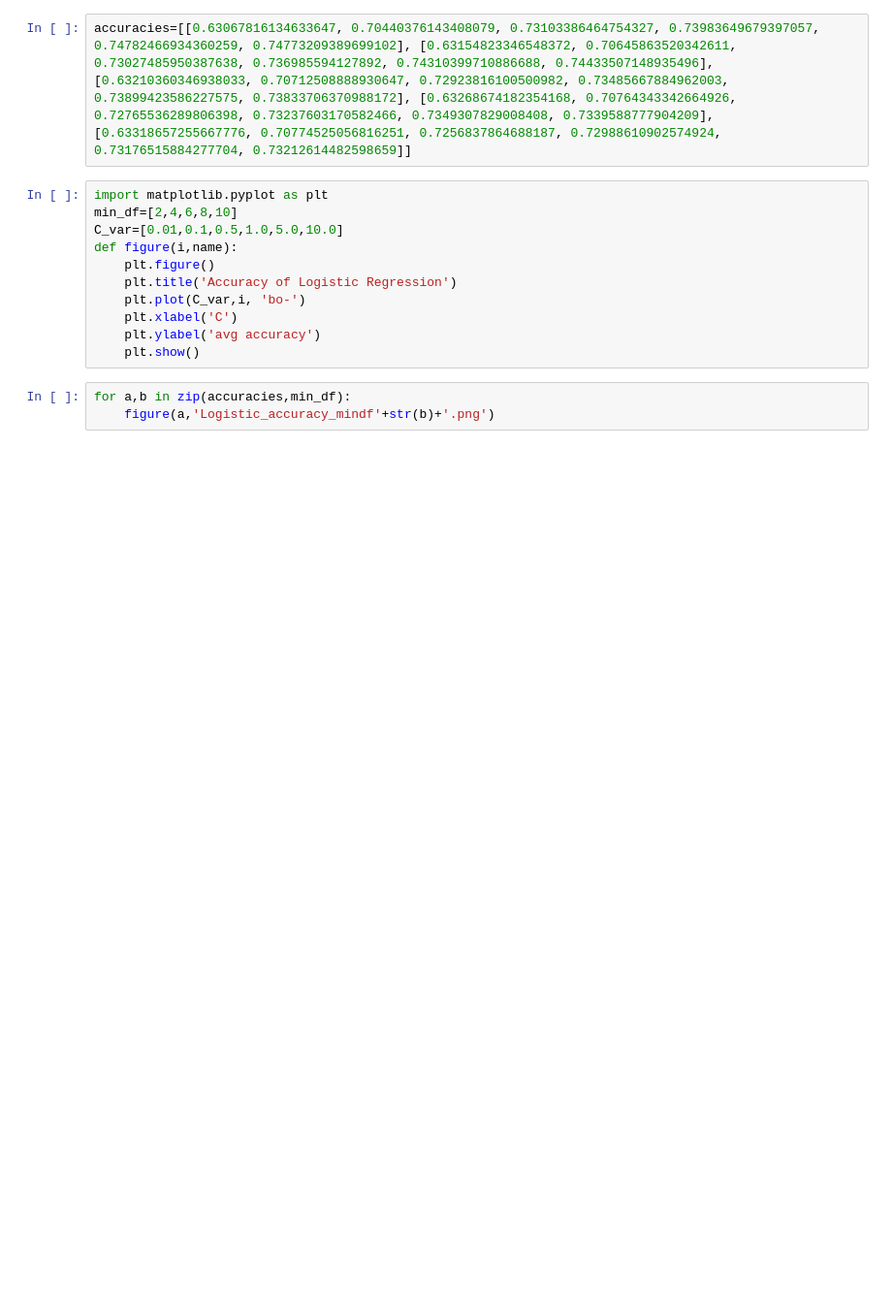
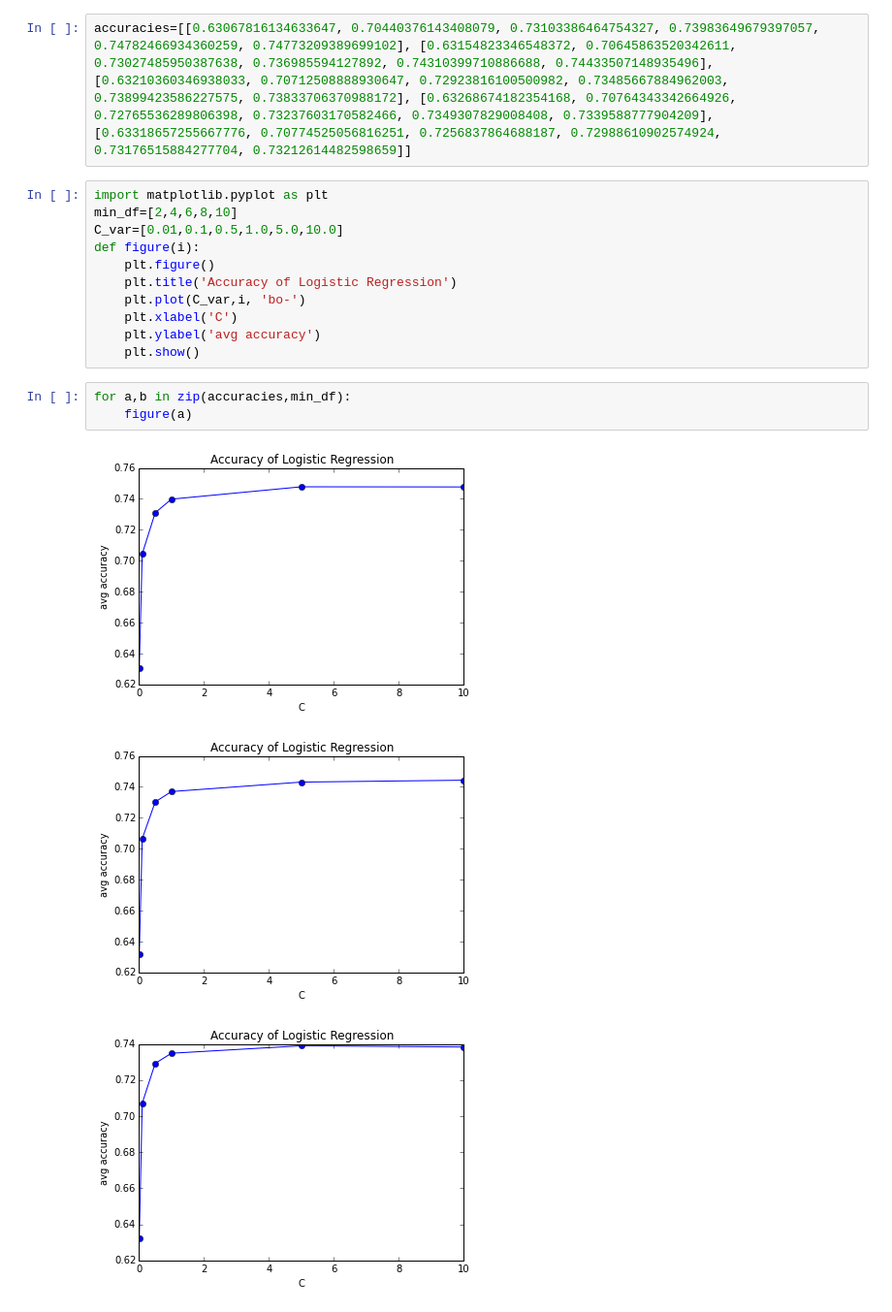
Before and after one commit to ayacha/cs579-project, a Jupyter notebook: figure.ipynb, the cells around one changed output. Shown at 97% size. Cells and saved outputs as stored; diff of their text form; blank space fills up the shorter version.

```diff
--- a/figure.ipynb
+++ b/figure.ipynb
@@ -4,7 +4,7 @@ accuracies=[[0.63067816134633647, 0.70440376143408079, 0.73103386464754327, 0.73
 import matplotlib.pyplot as plt
 min_df=[2,4,6,8,10]
 C_var=[0.01,0.1,0.5,1.0,5.0,10.0]
-def figure(i,name):
+def figure(i):
     plt.figure()
     plt.title('Accuracy of Logistic Regression')
     plt.plot(C_var,i, 'bo-')
@@ -13,4 +13,8 @@ def figure(i,name):
     plt.show()
 # %%
 for a,b in zip(accuracies,min_df):
-    figure(a,'Logistic_accuracy_mindf'+str(b)+'.png')
+    figure(a)
+# %% [output]
+[figure, added]
+[figure, added]
+[figure, added]
```
Also changed, not shown: parts of 1 cell of this notebook.
